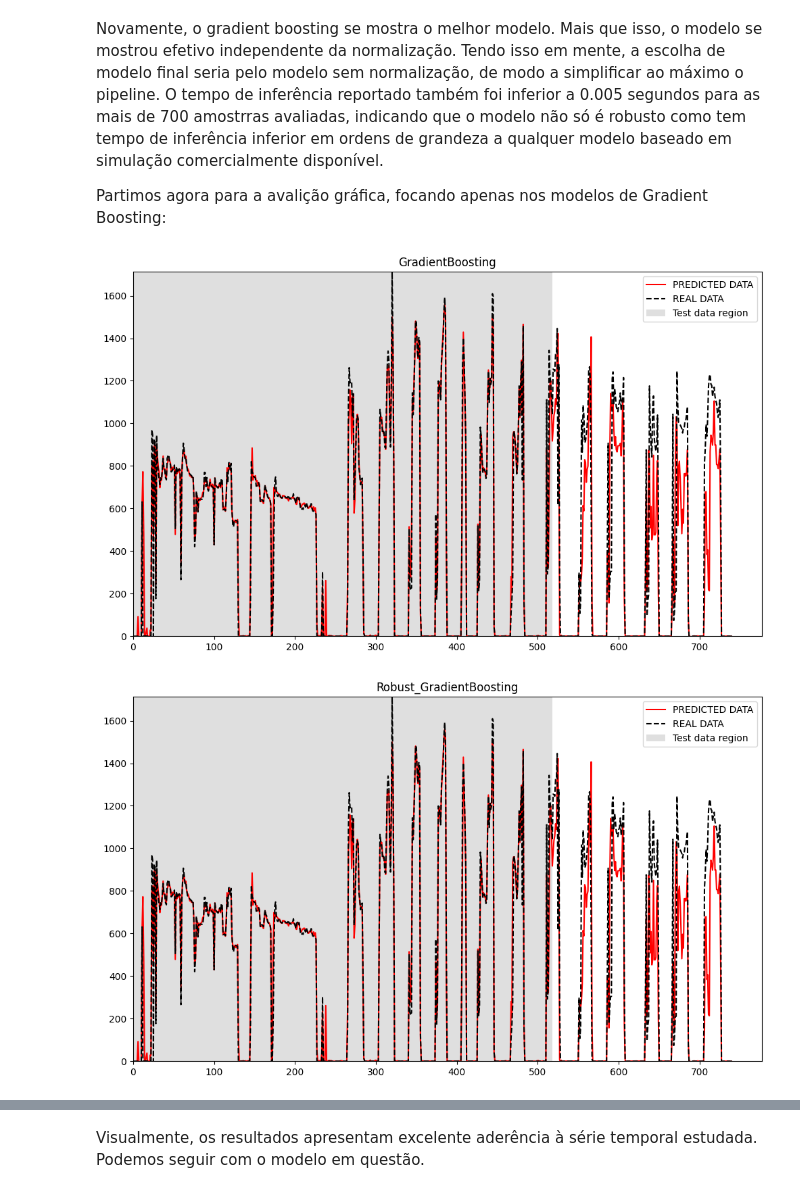
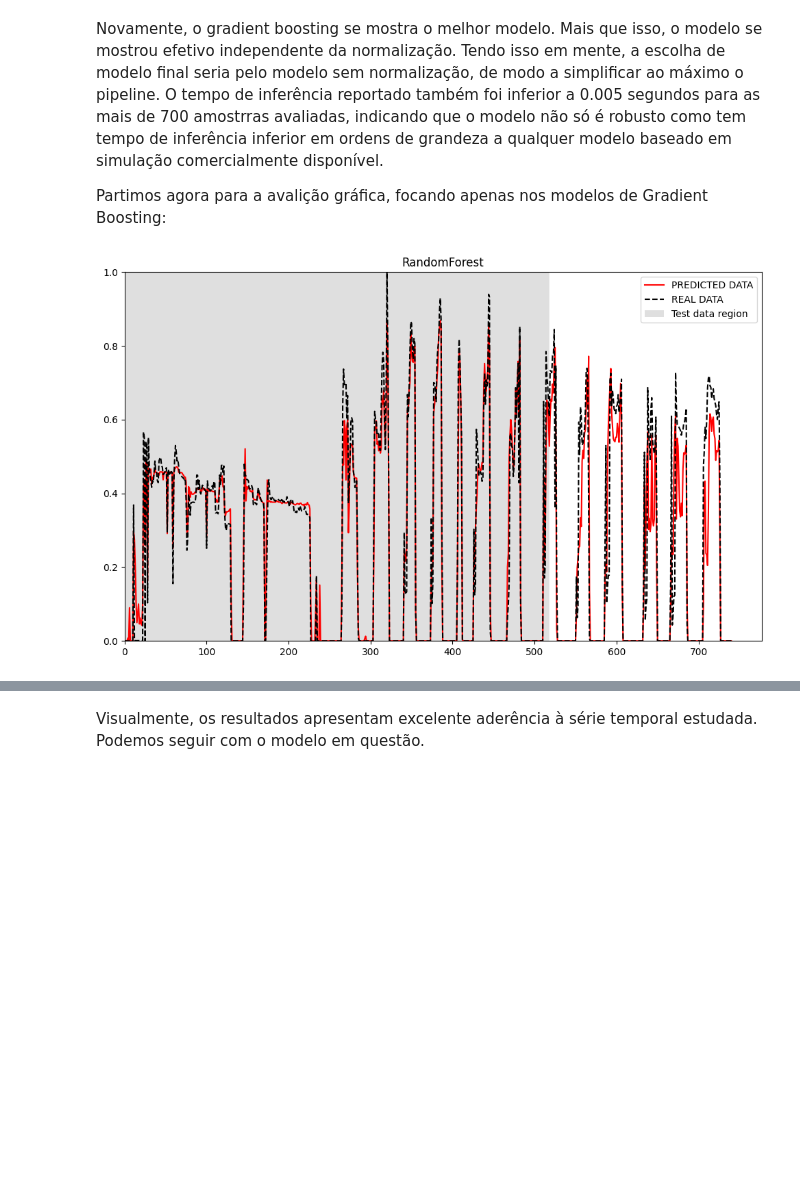
Before and after one commit to prj-phcp/sklearn-sid, a Jupyter notebook: Volve-Dataset/All_Static.MISO.W1.ipynb, the cells around one changed output, grey strips where cells are left out. Drawn from its saved outputs; the diff is of its cells as text; code cells hidden in the pictures; blank space fills up the shorter version.

```diff
--- a/Volve-Dataset/All_Static.MISO.W1.ipynb
+++ b/Volve-Dataset/All_Static.MISO.W1.ipynb
@@ -894,8 +878,7 @@ Novamente, o gradient boosting se mostra o melhor modelo. Mais que isso, o model
 Partimos agora para a avalição gráfica, focando apenas nos modelos de Gradient Boosting:
 # %%
 graphical_evaluator = GraphicalEvaluator()
-plot_models = [model for model in best_models if 'GradientBoosting' in model[0]]
+plot_models = [model for model in best_models if 'RandomForest' in model[0]]
 graphical_evaluator.plot_prediction_comparison(plot_models, X_train, y_train, X_test, y_test)
 # %% [output]
-[figure, old version]
+[figure, new version]
-[figure, removed]
```
Also changed, not shown: parts of 7 cells of this notebook, 1 other file.
